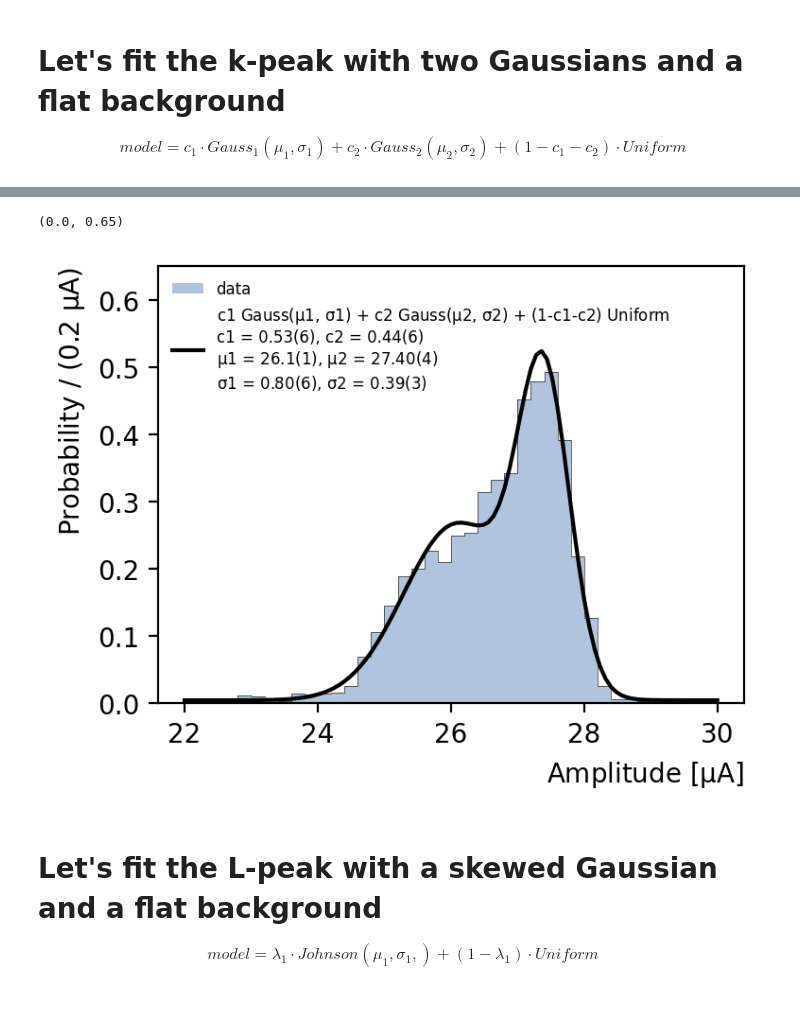
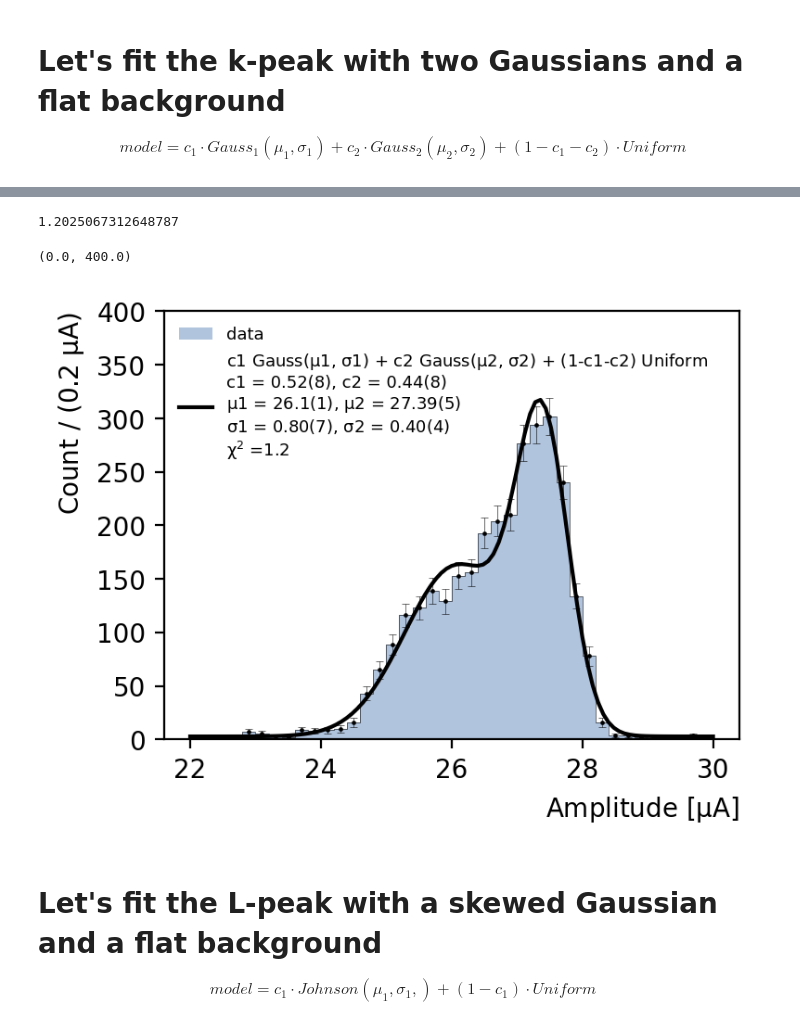
Before and after one commit to perry5334/CDMS, a Jupyter notebook: notebooks/CUTE/Ge71_Lines/Ge71_Activation_Lines.ipynb, the cells around one changed output, grey strips where cells are left out. Saved outputs shown, nothing was run; the diff lists cells and outputs as text; code cells hidden in the pictures.

```diff
--- a/notebooks/CUTE/Ge71_Lines/Ge71_Activation_Lines.ipynb
+++ b/notebooks/CUTE/Ge71_Lines/Ge71_Activation_Lines.ipynb
@@ -235,35 +241,50 @@ make_plot(frame)
+# %%
+frame.chiSquare()
+# %% [output]
+1.2025067312648787
+# %%
+def gauss1_gauss2_flat(x, c1, c2, mu1, mu2, sigma1, sigma2, xrange):
+    gauss1 = 1 / np.sqrt(2 * np.pi * sigma1**2) * np.exp( -(x - mu1)**2 / (2 * sigma1**2) )
+    gauss2 = 1 / np.sqrt(2 * np.pi * sigma2**2) * np.exp( -(x - mu2)**2 / (2 * sigma2**2) )
+    flat = 1.0 / xrange
+
+    PDF = c1 * gauss1 + c2 * gauss2 + (1 - c1 - c2) * flat
+
+    return PDF
 # %%
 x = np.linspace(22, 30, 101)
-mu1, mu2 = 26.09, 27.398
-sigma1, sigma2 = 0.8, 0.389
-c1, c2 = 0.526, 0.436
+mu1, mu2 = 26.08, 27.391
+sigma1, sigma2 = 0.799, 0.398
+c1, c2 = 0.521, 0.441
+xrange = max(K_peak_bins) - min(K_peak_bins)
 
-gauss1 = 1 / np.sqrt(2 * np.pi * sigma1**2) * np.exp( -(x - mu1)**2 / (2 * sigma1**2) )
-gauss2 = 1 / np.sqrt(2 * np.pi * sigma2**2) * np.exp( -(x - mu2)**2 / (2 * sigma2**2) )
-flat = np.array([1.0 / 8 for i in range(len(x))])
-
-PDF = c1 * gauss1 + c2 * gauss2 + (1 - c1 - c2) * flat
+PDF = np.array([gauss1_gauss2_flat(i, c1, c2, mu1, mu2, sigma1, sigma2, xrange) for i in x])
 # %%
 plt.figure(figsize=(4,3), dpi=200)
-plt.hist(df_rqs['PTOFamps']*1e6, bins=np.linspace(22, 30, 41), color = 'lightsteelblue', density=True, label = 'data')
-plt.hist(df_rqs['PTOFamps']*1e6, bins=np.linspace(22, 30, 41), histtype='step', color = 'black', lw = 0.2, density=True)
+plt.hist(K_peak_data, bins=K_peak_bins, color = 'lightsteelblue', label = 'data')
+plt.hist(K_peak_data, bins=K_peak_bins, histtype='step', color = 'black', lw = 0.2)
 plt.xlabel(r"Amplitude [$\mathrm{\mu A}$]")
-plt.ylabel("Probability / (0.2 $\mathrm{\mu A}$)")
+plt.ylabel("Count / (0.2 $\mathrm{\mu A}$)")
 
-plt.plot(x, PDF, color = 'black', label = r'c1 Gauss($\mathrm{\mu 1}$, $\mathrm{\sigma1}$) + c2 Gauss($\mathrm{\mu 2}$, $\mathrm{\sigma2}$) + (1-c1-c2) Uniform' +
-                                    '\n' +r'c1 = 0.53(6), c2 = 0.44(6)'
-                                    '\n' + r'$\mathrm{\mu1}$ = 26.1(1), $\mathrm{\mu2}$ = 27.40(4)'
-                                    '\n' + r'$\mathrm{\sigma1}$ = 0.80(6), $\mathrm{\sigma2}$ = 0.39(3)')
+plt.plot(x, PDF*len(K_peak_data)*np.diff(K_peak_bins)[0], color = 'black',
+         label = r'c1 Gauss($\mathrm{\mu 1}$, $\mathrm{\sigma1}$) + c2 Gauss($\mathrm{\mu 2}$, $\mathrm{\sigma2}$) + (1-c1-c2) Uniform' +
+                                    '\n' +r'c1 = 0.52(8), c2 = 0.44(8)'
+                                    '\n' + r'$\mathrm{\mu1}$ = 26.1(1), $\mathrm{\mu2}$ = 27.39(5)'
+                                    '\n' + r'$\mathrm{\sigma1}$ = 0.80(7), $\mathrm{\sigma2}$ = 0.40(4)'
+                                    '\n' + r'$\mathrm{\chi^2}$ =' + f'{np.round(frame.chiSquare(), 2)}')
 
-plt.legend(fontsize = 6, loc = 'upper left')
+plt.errorbar(bin_centers, counts, yerr = counts_err, ls = "None", color='black', capsize = 1.5, elinewidth=0.2, capthick = 0.2)
+plt.scatter(bin_centers, counts, color = 'black', s = 0.5)
 
-plt.ylim(0, 0.65)
+plt.legend(fontsize = 6.5, loc = 'upper left')
+
+plt.ylim(0, 400)
 # %% [output]
-(0.0, 0.65)
+(0.0, 400.0)
-[figure, old version]
+[figure, new version]
 # %% [markdown]
 # Let's fit the L-peak with a skewed Gaussian and a flat background
 $$
-model = \lambda_1 \cdot Johnson(\mu_1,\sigma_1,) + (1-\lambda_1) \cdot Uniform
+model = c_1 \cdot Johnson(\mu_1,\sigma_1,) + (1-c_1) \cdot Uniform
 $$
 # %%
```
Also changed, not shown: parts of 16 cells of this notebook, 1 other file.
